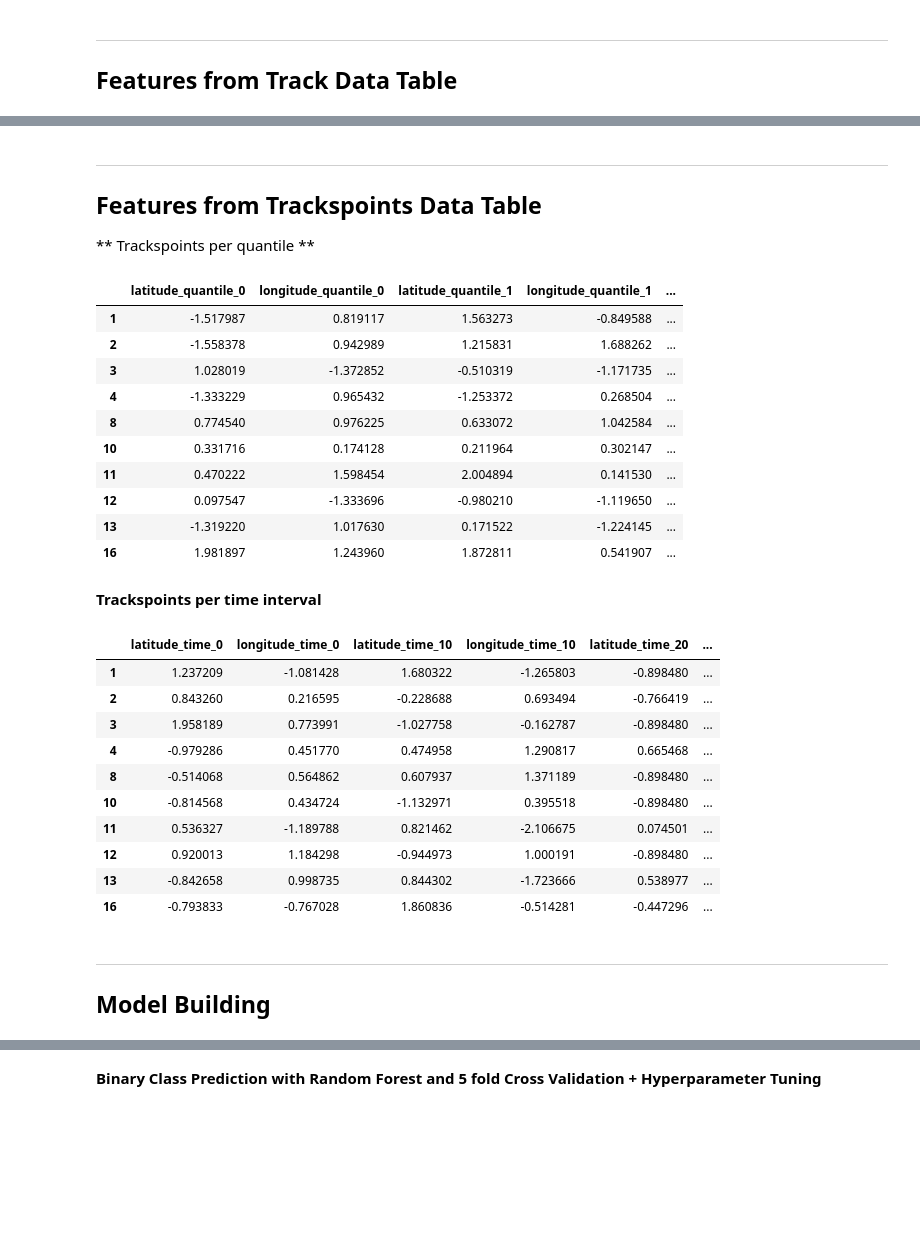
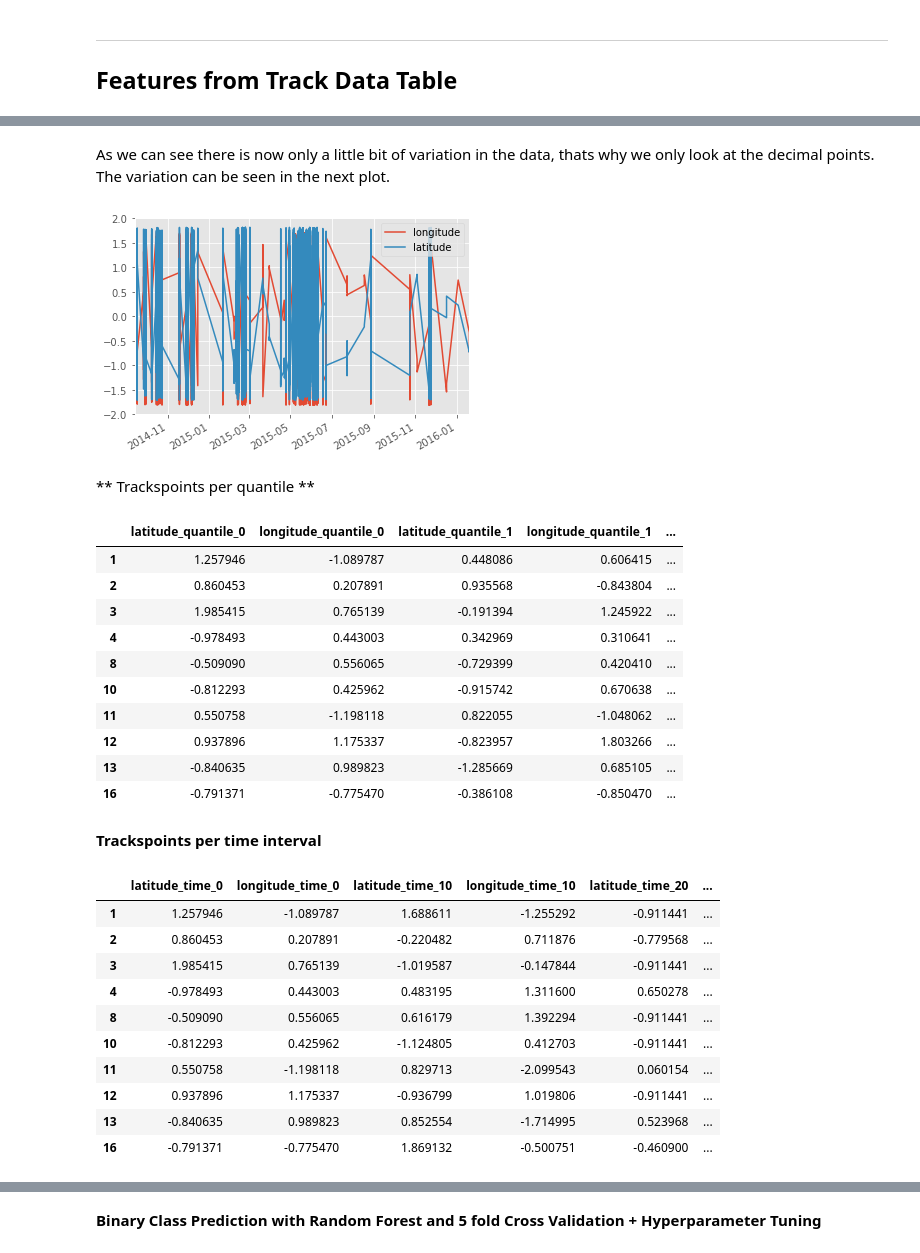
Before and after one commit to MoBran/bi2_project, a Jupyter notebook: src/model_building.ipynb, the cells around one changed output, grey strips where cells are left out. Drawn from its saved outputs; the diff is of its cells as text; code cells hidden in the pictures; blank space fills up the shorter version.

```diff
--- a/src/model_building.ipynb
+++ b/src/model_building.ipynb
@@ -66,69 +123,65 @@ if "id" in feature_engineered_tracks.columns:
+# %% [markdown]
+As we can see there is now only a little bit of variation in the data, thats why we only look at the decimal points. The variation can be seen in the next plot.
+# %%
+trackspoints_scaled = rescale_gps_data(trackspoints.set_index("time"), scale_by=1000,
+                                       standardize=True)
+trackspoints_scaled[["longitude","latitude"]].plot(legend=True);
+# %% [output]
+[figure, added]
 # %% [markdown]
-----
-## Features from Trackspoints Data Table
-
 ** Trackspoints per quantile **
 # %%
-from sklearn.preprocessing import scale
-from utils.general_utils import rescale_gps_data
-
 datadir_trackspoints = os.path.join(datadir,"trackspoints")
 trackspoints_per_quantile = pd.read_csv(os.path.join(datadir_trackspoints,"trackspoints_per_quantile_5.csv"),
                                         index_col = "track_id")
 
 trackspoints_per_quantile = rescale_gps_data(trackspoints_per_quantile,
-                                             scale=100)
-ratings = trackspoints_per_quantile["rating"]
-colnames = list(trackspoints_per_quantile.drop("rating",axis=1).columns.values)
-trackspoints_per_quantile = pd.DataFrame(scale(trackspoints_per_quantile.drop("rating",axis=1)),
-                                         columns=colnames,
-                                         index=list(trackspoints_per_quantile.index))
+                                             scale_by=1000, standardize=True)
 
-trackspoints_per_quantile["rating"] = ratings
+
+
 trackspoints_per_quantile.head(10)
 # %% [output]
 |  | latitude_quantile_0 | longitude_quantile_0 | latitude_quantile_1 | longitude_quantile_1 | ... |
-| 1 | -1.517987 | 0.819117 | 1.563273 | -0.849588 | ... |
-| 2 | -1.558378 | 0.942989 | 1.215831 | 1.688262 | ... |
-| 3 | 1.028019 | -1.372852 | -0.510319 | -1.171735 | ... |
-| 4 | -1.333229 | 0.965432 | -1.253372 | 0.268504 | ... |
-| 8 | 0.774540 | 0.976225 | 0.633072 | 1.042584 | ... |
-| 10 | 0.331716 | 0.174128 | 0.211964 | 0.302147 | ... |
-| 11 | 0.470222 | 1.598454 | 2.004894 | 0.141530 | ... |
-| 12 | 0.097547 | -1.333696 | -0.980210 | -1.119650 | ... |
-| 13 | -1.319220 | 1.017630 | 0.171522 | -1.224145 | ... |
-| 16 | 1.981897 | 1.243960 | 1.872811 | 0.541907 | ... |
+| 1 | 1.257946 | -1.089787 | 0.448086 | 0.606415 | ... |
+| 2 | 0.860453 | 0.207891 | 0.935568 | -0.843804 | ... |
+| 3 | 1.985415 | 0.765139 | -0.191394 | 1.245922 | ... |
+| 4 | -0.978493 | 0.443003 | 0.342969 | 0.310641 | ... |
+| 8 | -0.509090 | 0.556065 | -0.729399 | 0.420410 | ... |
+| 10 | -0.812293 | 0.425962 | -0.915742 | 0.670638 | ... |
+| 11 | 0.550758 | -1.198118 | 0.822055 | -1.048062 | ... |
+| 12 | 0.937896 | 1.175337 | -0.823957 | 1.803266 | ... |
+| 13 | -0.840635 | 0.989823 | -1.285669 | 0.685105 | ... |
+| 16 | -0.791371 | -0.775470 | -0.386108 | -0.850470 | ... |
 # %% [markdown]
 **Trackspoints per time interval**
 # %%
 from sklearn.preprocessing import scale
 
 trackspoints_per_timeinterval = pd.read_csv(os.path.join(datadir_trackspoints,"trackspoints_per_time_interval_10_and_max_time_40.csv"),
                                         index_col = "track_id")
 
 
 trackspoints_per_timeinterval = rescale_gps_data(trackspoints_per_timeinterval,
-                                                 scale=1000)
+                                                 scale_by=1000, standardize=True)
 ratings = trackspoints_per_timeinterval["rating"]
 colnames = list(trackspoints_per_timeinterval.drop("rating",axis=1).columns.values)
 trackspoints_per_timeinterval = pd.DataFrame(scale(trackspoints_per_timeinterval.drop("rating",axis=1)),
                                          columns=colnames,
                                          index=list(trackspoints_per_timeinterval.index))
 
 trackspoints_per_timeinterval["rating"] = ratings
+
 trackspoints_per_timeinterval.head(10)
 # %% [output]
 |  | latitude_time_0 | longitude_time_0 | latitude_time_10 | longitude_time_10 | latitude_time_20 | ... |
-| 1 | 1.237209 | -1.081428 | 1.680322 | -1.265803 | -0.898480 | ... |
-| 2 | 0.843260 | 0.216595 | -0.228688 | 0.693494 | -0.766419 | ... |
-| 3 | 1.958189 | 0.773991 | -1.027758 | -0.162787 | -0.898480 | ... |
-| 4 | -0.979286 | 0.451770 | 0.474958 | 1.290817 | 0.665468 | ... |
-| 8 | -0.514068 | 0.564862 | 0.607937 | 1.371189 | -0.898480 | ... |
-| 10 | -0.814568 | 0.434724 | -1.132971 | 0.395518 | -0.898480 | ... |
-| 11 | 0.536327 | -1.189788 | 0.821462 | -2.106675 | 0.074501 | ... |
-| 12 | 0.920013 | 1.184298 | -0.944973 | 1.000191 | -0.898480 | ... |
-| 13 | -0.842658 | 0.998735 | 0.844302 | -1.723666 | 0.538977 | ... |
-| 16 | -0.793833 | -0.767028 | 1.860836 | -0.514281 | -0.447296 | ... |
+| 1 | 1.257946 | -1.089787 | 1.688611 | -1.255292 | -0.911441 | ... |
+| 2 | 0.860453 | 0.207891 | -0.220482 | 0.711876 | -0.779568 | ... |
+| 3 | 1.985415 | 0.765139 | -1.019587 | -0.147844 | -0.911441 | ... |
+| 4 | -0.978493 | 0.443003 | 0.483195 | 1.311600 | 0.650278 | ... |
+| 8 | -0.509090 | 0.556065 | 0.616179 | 1.392294 | -0.911441 | ... |
+| 10 | -0.812293 | 0.425962 | -1.124805 | 0.412703 | -0.911441 | ... |
+| 11 | 0.550758 | -1.198118 | 0.829713 | -2.099543 | 0.060154 | ... |
+| 12 | 0.937896 | 1.175337 | -0.936799 | 1.019806 | -0.911441 | ... |
+| 13 | -0.840635 | 0.989823 | 0.852554 | -1.714995 | 0.523968 | ... |
+| 16 | -0.791371 | -0.775470 | 1.869132 | -0.500751 | -0.460900 | ... |
-# %% [markdown]
-----
-## Model Building
```
Also changed, not shown: parts of 82 cells of this notebook, 1 other file.
